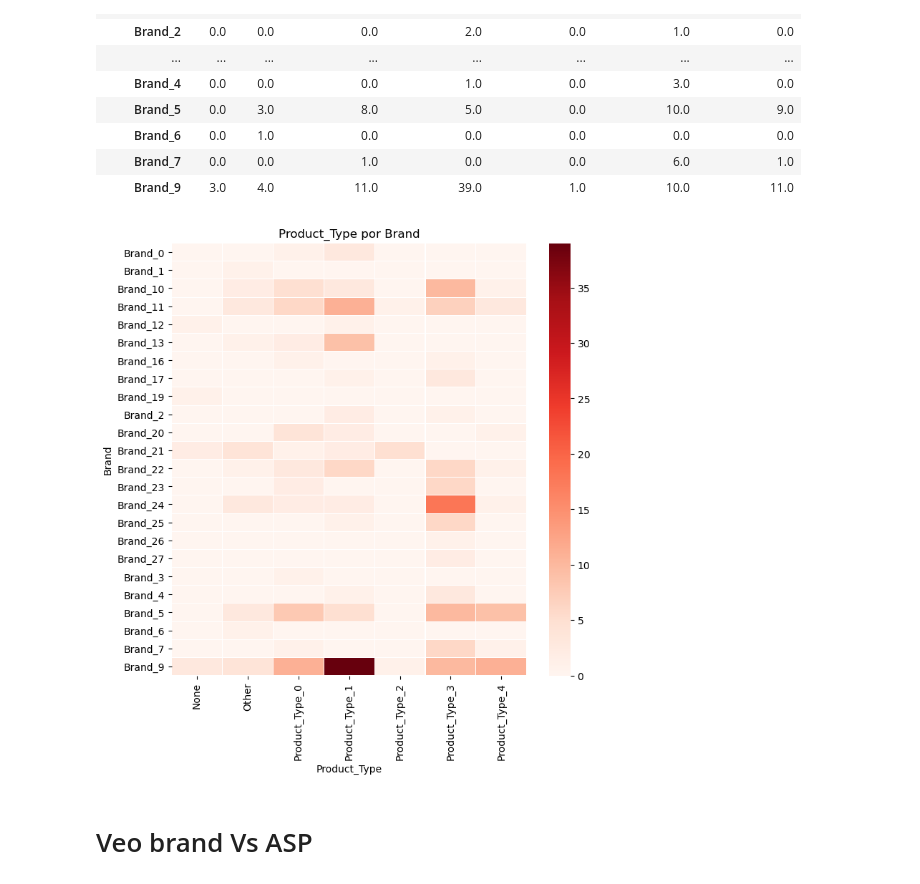
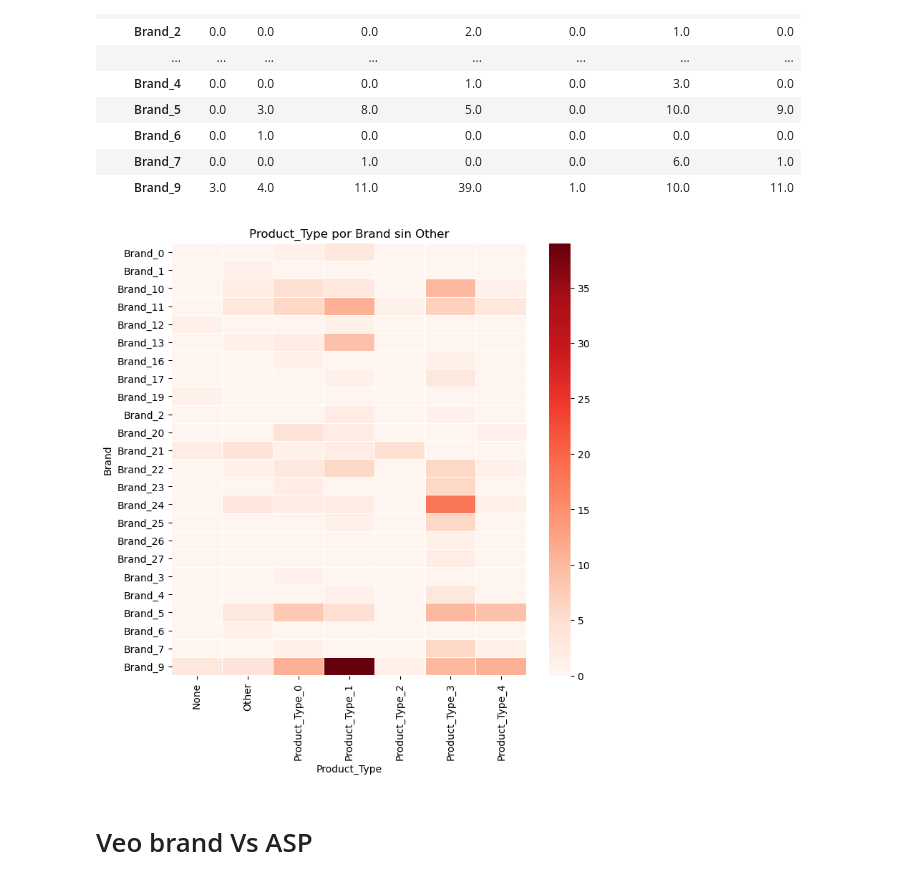
Before and after one commit to RiedelNicolas/75.06-2C2020-TP1, a Jupyter notebook: Brand Analysis.ipynb, the cells around one changed output. Saved outputs shown, nothing was run; the diff lists cells and outputs as text; code cells hidden in the pictures.

```diff
--- a/Brand Analysis.ipynb
+++ b/Brand Analysis.ipynb
@@ -158,14 +153,16 @@ brandVsProductType
 # %%
 colores = plt.get_cmap("Reds")
 colores.set_bad(color='black', alpha=0.5)
 fig = plt.figure(num=None, figsize=(8, 8), dpi = 100)
 hmap = sns.heatmap(data=brandVsProductType, yticklabels = True, cmap = colores, linewidth = 0.1)
 plt.xlabel("Product_Type")
-plt.title("Product_Type por Brand")
-plt.show()
+plt.title("Product_Type por Brand sin Other")
+plt.savefig("img/Brand/ProdTypePorBrandSinOther.png")
+plt.ylabel("Brand")
+plt.show(hmap)
 #ACA SAQUE LAS BRAND MARCADAS COMO OTHER; PORQUE ESO DEJABA MUY MAL LA ESCALA PORQUE TENIA MUCHAS ENTRADAS
 # %% [output]
-[figure, old version]
+[figure, new version]
 # %% [markdown]
 # Veo brand Vs ASP
 # %%
```
Also changed, not shown: parts of 10 cells of this notebook, 16 other files.
